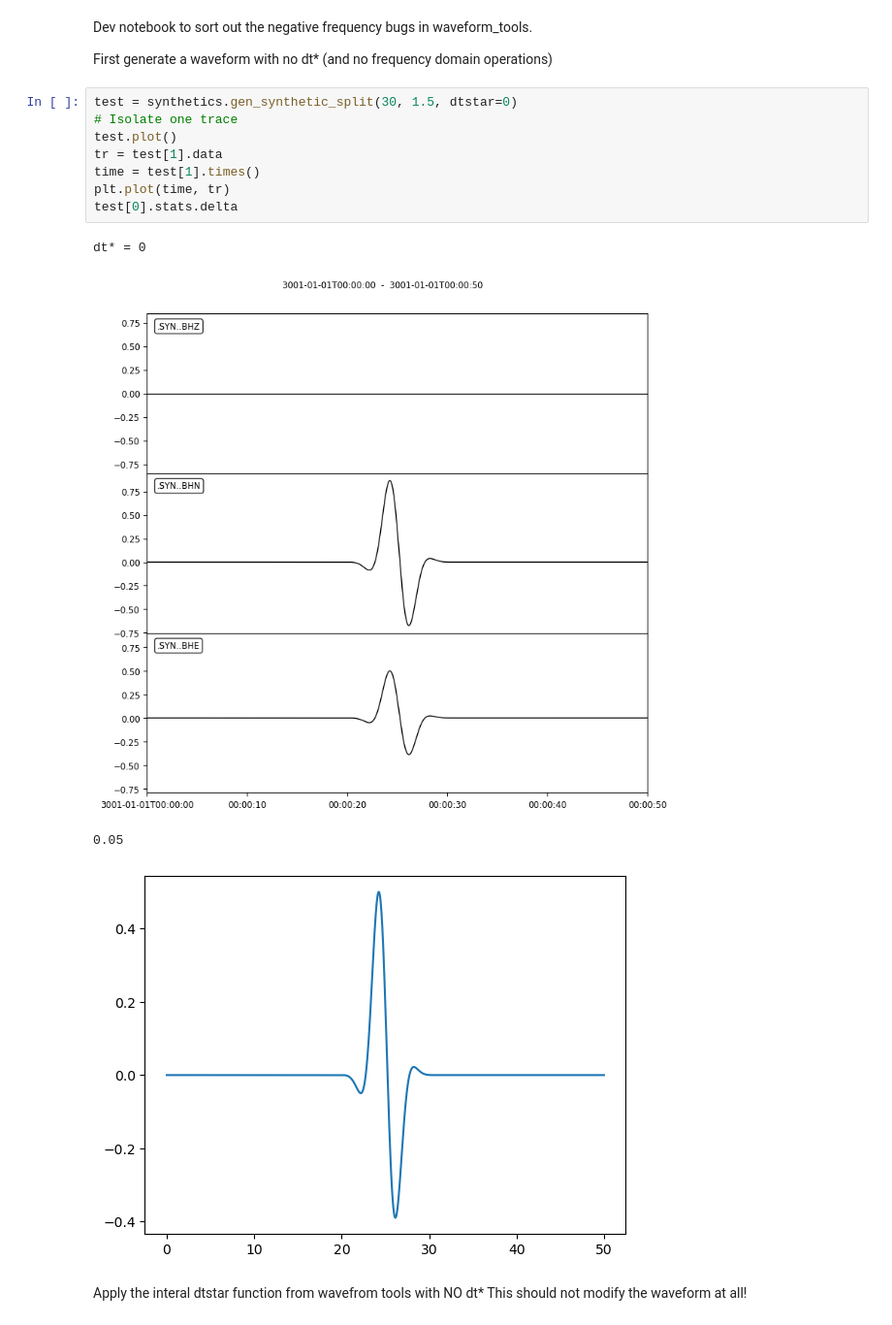
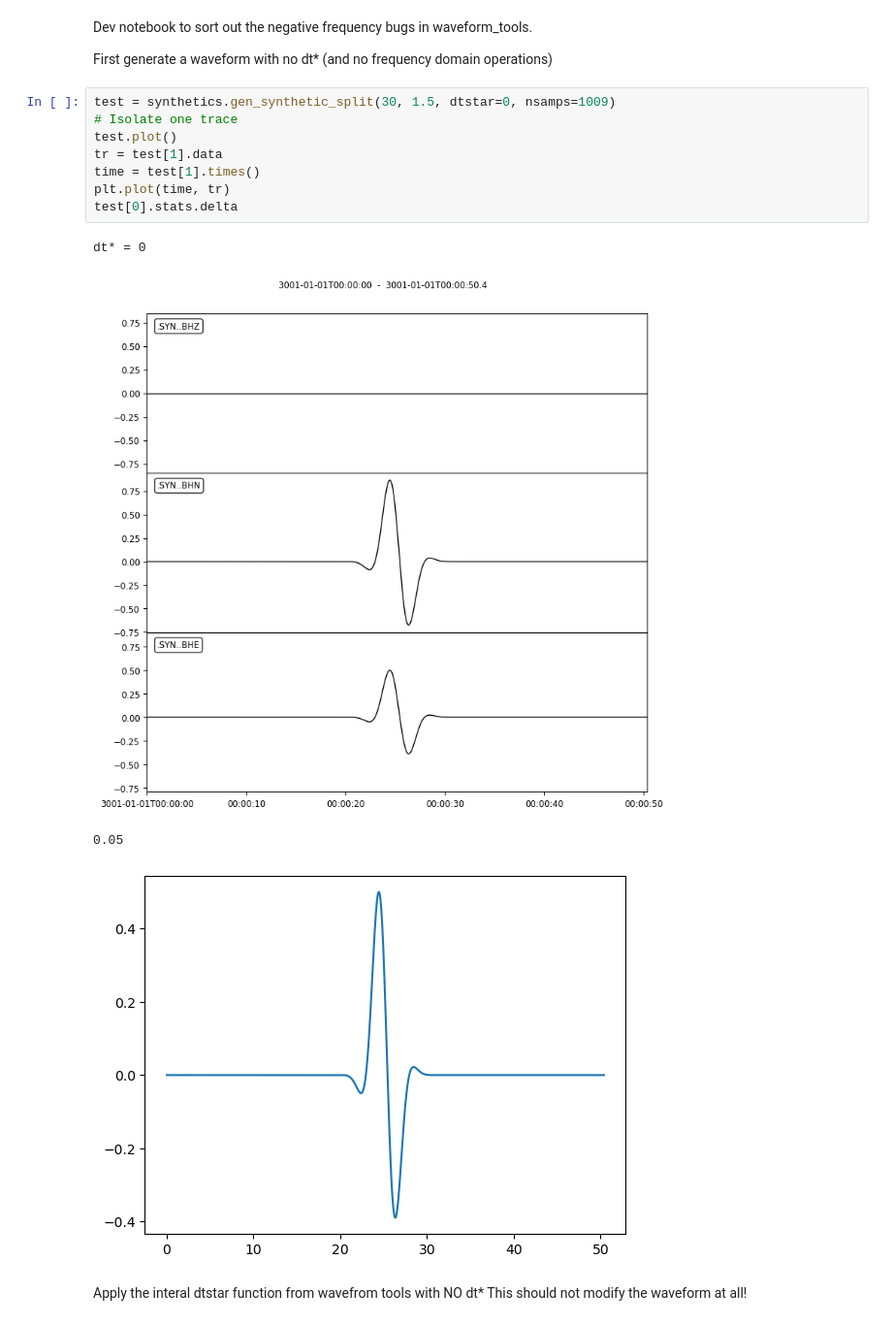
Before and after one commit to Jasplet/ani_attenuation, a Jupyter notebook: ani_attenuation/debug_ifft.ipynb, the cells around one changed output. Shown at 97% size. Drawn from its saved outputs; the diff is of its cells as text.

```diff
--- a/ani_attenuation/debug_ifft.ipynb
+++ b/ani_attenuation/debug_ifft.ipynb
@@ -14,18 +14,18 @@ Dev notebook to sort out the negative frequency bugs in waveform_tools.
 
 First generate a waveform with no dt* (and no frequency domain operations)
 # %%
-test = synthetics.gen_synthetic_split(30, 1.5, dtstar=0)
+test = synthetics.gen_synthetic_split(30, 1.5, dtstar=0, nsamps=1009)
 # Isolate one trace
 test.plot()
 tr = test[1].data
 time = test[1].times()
 plt.plot(time, tr)
 test[0].stats.delta
 # %% [output]
 dt* = 0
-[figure, old version]
+[figure, new version]
 0.05
-[figure, old version]
+[figure, new version]
 # %% [markdown]
 Apply the interal dtstar function from wavefrom tools with NO dt*
 This should not modify the waveform at all!
```
Also changed, not shown: parts of 11 cells of this notebook.
